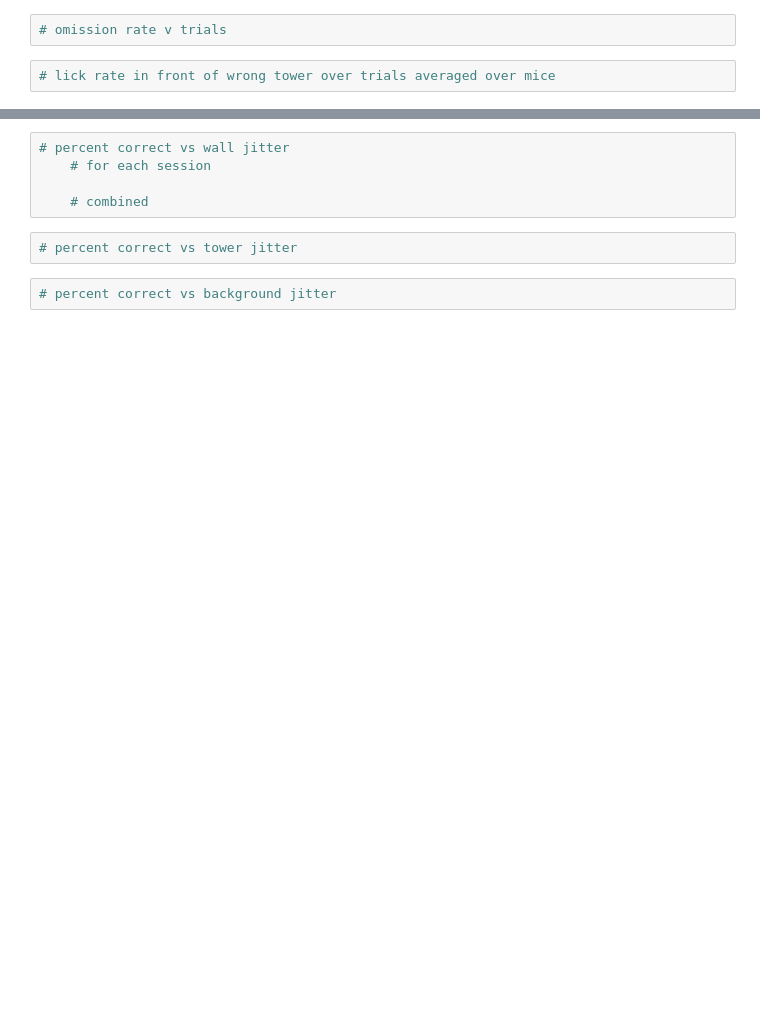
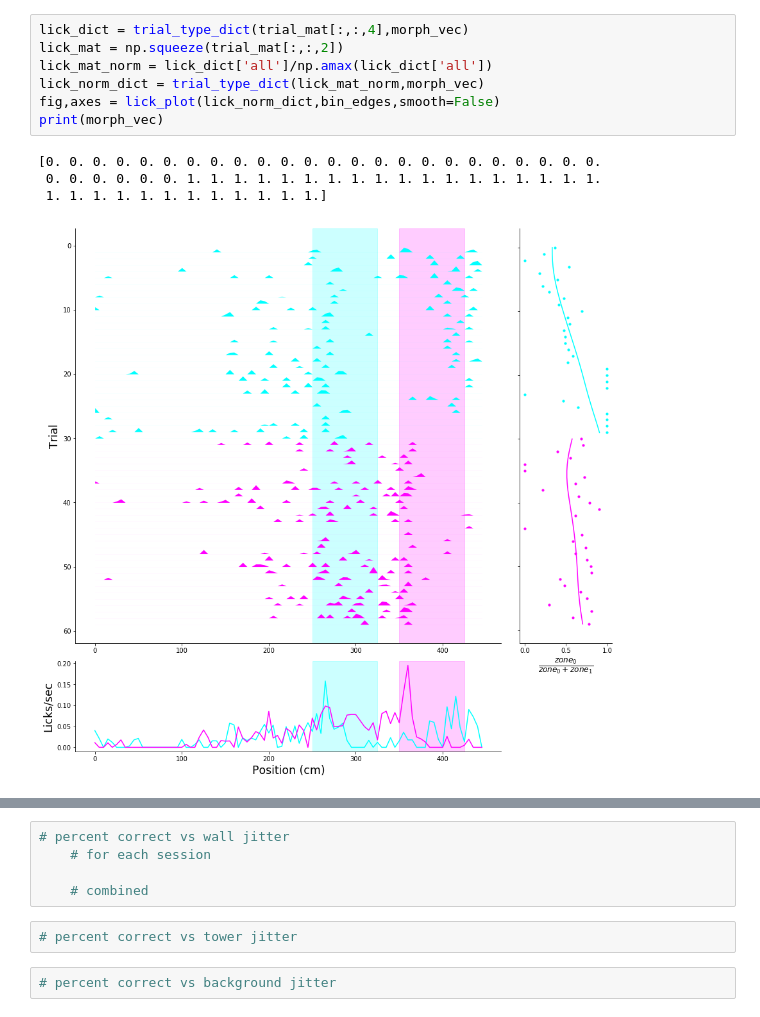
Before and after one commit to GiocomoLab/MightyMorphingPhotonRangers, a Jupyter notebook: behavior/sqliteReading_debugging.ipynb, the cells around one changed output, grey strips where cells are left out. Cells and saved outputs as stored; diff of their text form; blank space fills up the shorter version.

```diff
--- a/behavior/sqliteReading_debugging.ipynb
+++ b/behavior/sqliteReading_debugging.ipynb
@@ -246,4 +93,12 @@ for axis in [ax, meanlr_ax, lickrat_ax]:
-# %%
-# omission rate v trials
-# %%
-# lick rate in front of wrong tower over trials averaged over mice
+# %%
+lick_dict = trial_type_dict(trial_mat[:,:,4],morph_vec)
+lick_mat = np.squeeze(trial_mat[:,:,2])
+lick_mat_norm = lick_dict['all']/np.amax(lick_dict['all'])
+lick_norm_dict = trial_type_dict(lick_mat_norm,morph_vec)
+fig,axes = lick_plot(lick_norm_dict,bin_edges,smooth=False)
+print(morph_vec)
+# %% [output]
+[0. 0. 0. 0. 0. 0. 0. 0. 0. 0. 0. 0. 0. 0. 0. 0. 0. 0. 0. 0. 0. 0. 0. 0.
+ 0. 0. 0. 0. 0. 0. 1. 1. 1. 1. 1. 1. 1. 1. 1. 1. 1. 1. 1. 1. 1. 1. 1. 1.
+ 1. 1. 1. 1. 1. 1. 1. 1. 1. 1. 1. 1.]
+[figure, added]
```
Also changed, not shown: parts of 21 cells of this notebook, 2 other files.
